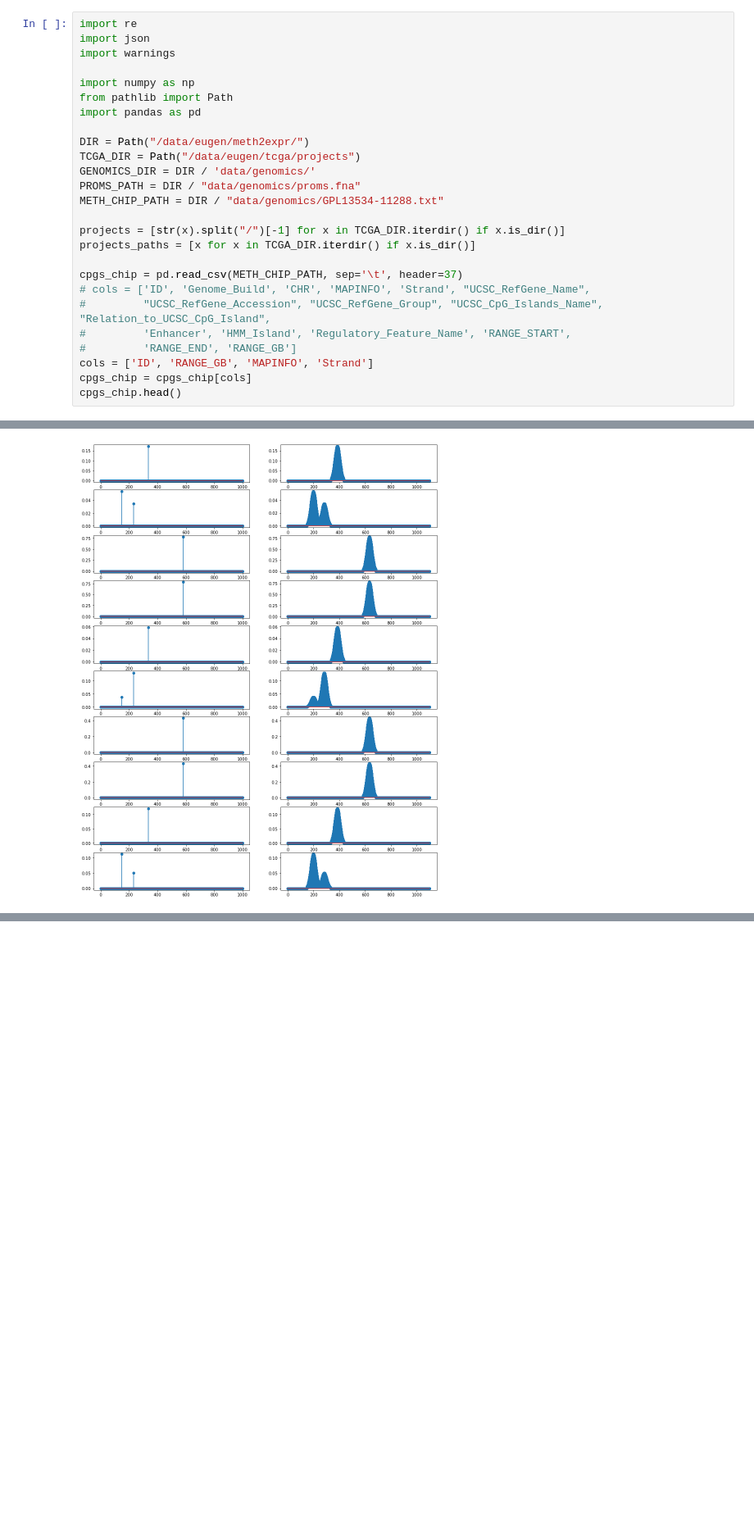
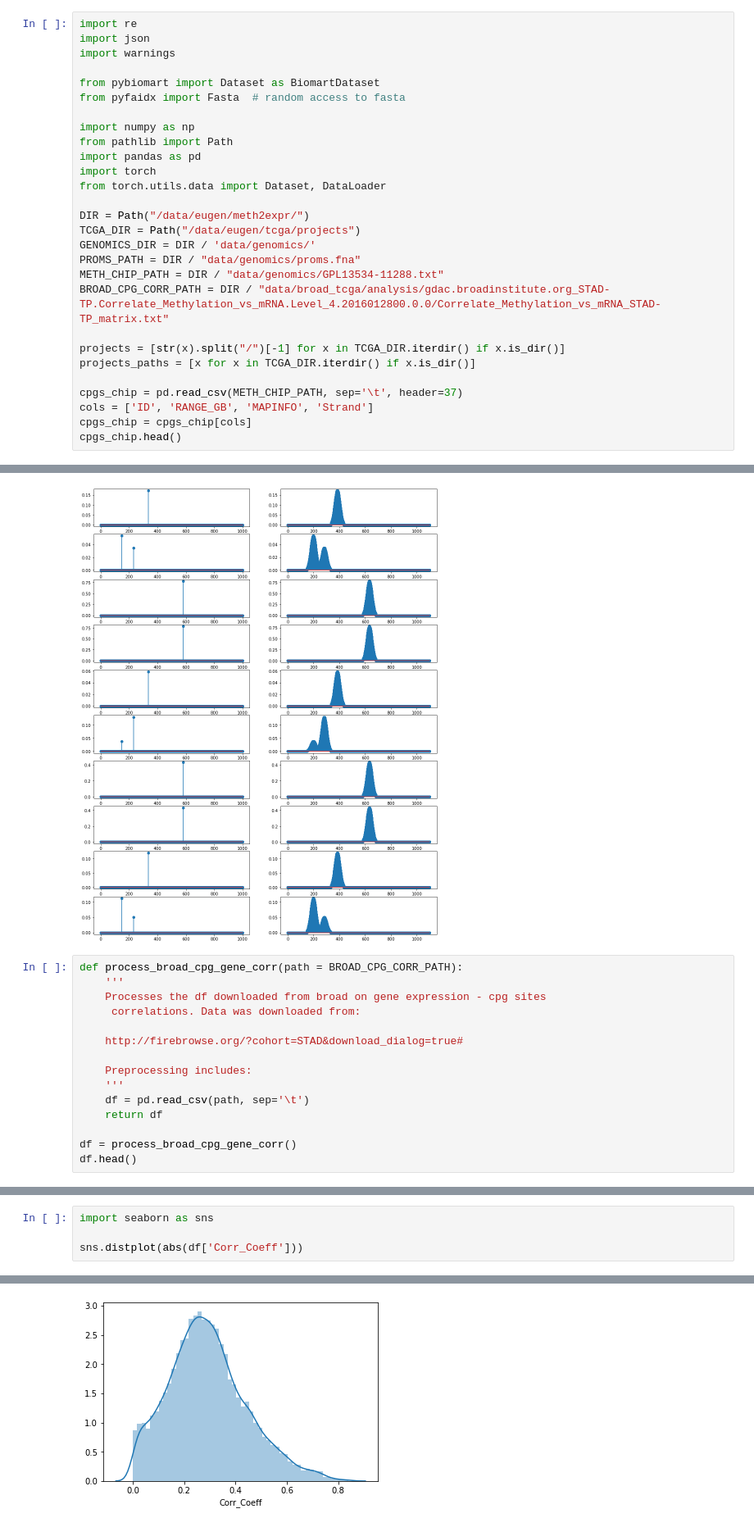
Before and after one commit to ursueugen/meth2expr, a Jupyter notebook: notebooks/DataLoaders.ipynb, the cells around one changed output, grey strips where cells are left out. Shown at 82% size. Saved outputs shown, nothing was run; the diff lists cells and outputs as text; blank space fills up the shorter version.

Commit message:
data loading

```diff
--- a/notebooks/DataLoaders.ipynb
+++ b/notebooks/DataLoaders.ipynb
@@ -45,24 +18,26 @@ import re
 import json
 import warnings
 
+from pybiomart import Dataset as BiomartDataset
+from pyfaidx import Fasta  # random access to fasta
+
 import numpy as np
 from pathlib import Path
 import pandas as pd
+import torch
+from torch.utils.data import Dataset, DataLoader
 
 DIR = Path("/data/eugen/meth2expr/")
 TCGA_DIR = Path("/data/eugen/tcga/projects")
 GENOMICS_DIR = DIR / 'data/genomics/'
 PROMS_PATH = DIR / "data/genomics/proms.fna"
 METH_CHIP_PATH = DIR / "data/genomics/GPL13534-11288.txt"
+BROAD_CPG_CORR_PATH = DIR / "data/broad_tcga/analysis/gdac.broadinstitute.org_STAD-TP.Correlate_Methylation_vs_mRNA.Level_4.2016012800.0.0/Correlate_Methylation_vs_mRNA_STAD-TP_matrix.txt"
 
 projects = [str(x).split("/")[-1] for x in TCGA_DIR.iterdir() if x.is_dir()]
 projects_paths = [x for x in TCGA_DIR.iterdir() if x.is_dir()]
 
 cpgs_chip = pd.read_csv(METH_CHIP_PATH, sep='\t', header=37)
-# cols = ['ID', 'Genome_Build', 'CHR', 'MAPINFO', 'Strand', "UCSC_RefGene_Name",
-#         "UCSC_RefGene_Accession", "UCSC_RefGene_Group", "UCSC_CpG_Islands_Name", "Relation_to_UCSC_CpG_Island",
-#         'Enhancer', 'HMM_Island', 'Regulatory_Feature_Name', 'RANGE_START',
-#         'RANGE_END', 'RANGE_GB']
 cols = ['ID', 'RANGE_GB', 'MAPINFO', 'Strand']
 cpgs_chip = cpgs_chip[cols]
 cpgs_chip.head()
@@ -820,3 +647,18 @@ stemplots(sigs[:10], gauss)
 [figure]
 [figure]
 [figure]
+# %%
+def process_broad_cpg_gene_corr(path = BROAD_CPG_CORR_PATH):
+    '''
+    Processes the df downloaded from broad on gene expression - cpg sites
+     correlations. Data was downloaded from:
+
+    http://firebrowse.org/?cohort=STAD&download_dialog=true#
+
+    Preprocessing includes:
+    '''
+    df = pd.read_csv(path, sep='\t')
+    return df
+
+df = process_broad_cpg_gene_corr()
+df.head()
@@ -822,0 +680,5 @@ stemplots(sigs[:10], gauss)
+# %%
+import seaborn as sns
+
+sns.distplot(abs(df['Corr_Coeff']))
+# %% [output]
@@ -822,0 +686 @@ stemplots(sigs[:10], gauss)
+[figure, added]
```
Also changed, not shown: parts of 25 cells of this notebook.
